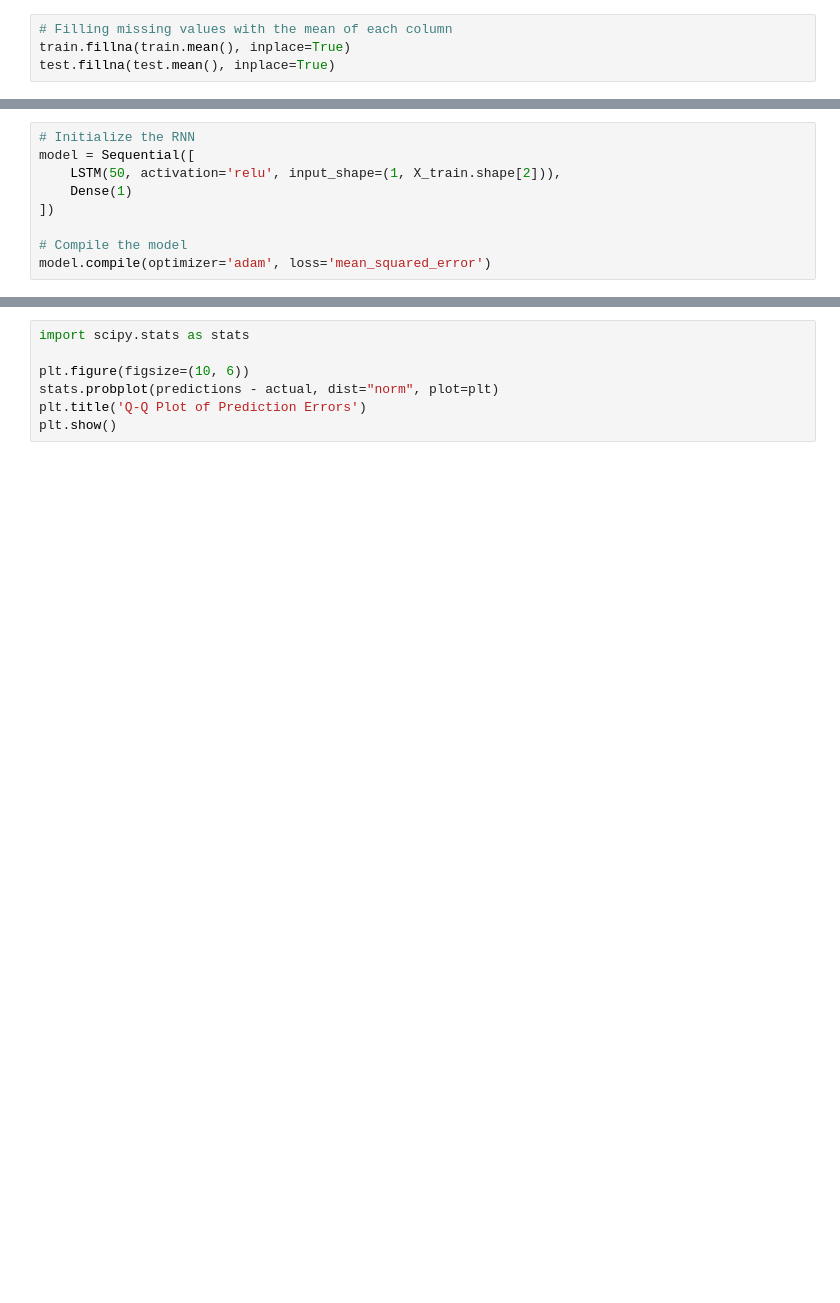
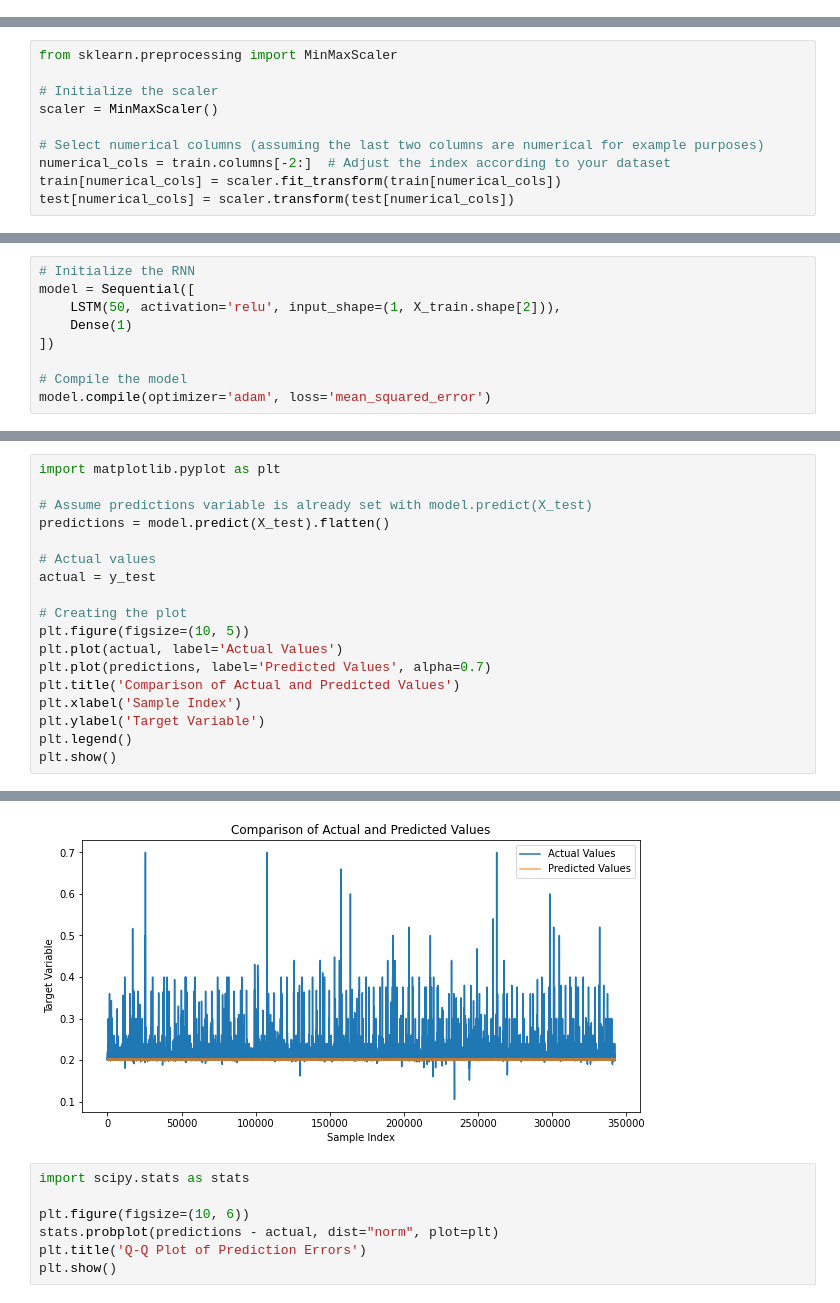
Before and after one commit to shantamsrivastava/data-mining-mech, a Jupyter notebook: main.ipynb, the cells around one changed output, grey strips where cells are left out. Drawn from its saved outputs; the diff is of its cells as text; blank space fills up the shorter version.

```diff
--- a/main.ipynb
+++ b/main.ipynb
@@ -24,7 +24,3 @@ train.iloc[:, 2] = label_encoder.fit_transform(train.iloc[:, 2])
 test.iloc[:, 0] = label_encoder.fit_transform(test.iloc[:, 0])
 test.iloc[:, 1] = label_encoder.fit_transform(test.iloc[:, 1])
 test.iloc[:, 2] = label_encoder.fit_transform(test.iloc[:, 2])
-# %%
-# Filling missing values with the mean of each column
-train.fillna(train.mean(), inplace=True)
-test.fillna(test.mean(), inplace=True)
@@ -44,3 +27,13 @@ test_numerical = pd.DataFrame(test_numerical, columns=test.columns[3:], index=te
+# %%
+from sklearn.preprocessing import MinMaxScaler
+
+# Initialize the scaler
+scaler = MinMaxScaler()
+
+# Select numerical columns (assuming the last two columns are numerical for example purposes)
+numerical_cols = train.columns[-2:]  # Adjust the index according to your dataset
+train[numerical_cols] = scaler.fit_transform(train[numerical_cols])
+test[numerical_cols] = scaler.transform(test[numerical_cols])
 # %%
 import numpy as np
 
@@ -104 +98,20 @@ Predictions: [0.20089261 0.20089261 0.20089261 0.20089261 0.20089261]
 Actual values: [0.20104021 0.20144029 0.19993999 0.20004001 0.20024005]
+# %%
+import matplotlib.pyplot as plt
+
+# Assume predictions variable is already set with model.predict(X_test)
+predictions = model.predict(X_test).flatten()
+
+# Actual values
+actual = y_test
+
+# Creating the plot
+plt.figure(figsize=(10, 5))
+plt.plot(actual, label='Actual Values')
+plt.plot(predictions, label='Predicted Values', alpha=0.7)
+plt.title('Comparison of Actual and Predicted Values')
+plt.xlabel('Sample Index')
+plt.ylabel('Target Variable')
+plt.legend()
+plt.show()
+# %% [output]
@@ -105,3 +119,4 @@ Actual values: [0.20104021 0.20144029 0.19993999 0.20004001 0.20024005]
+[figure, added]
 # %%
 import scipy.stats as stats
 
```
Also changed, not shown: parts of 7 cells of this notebook.
